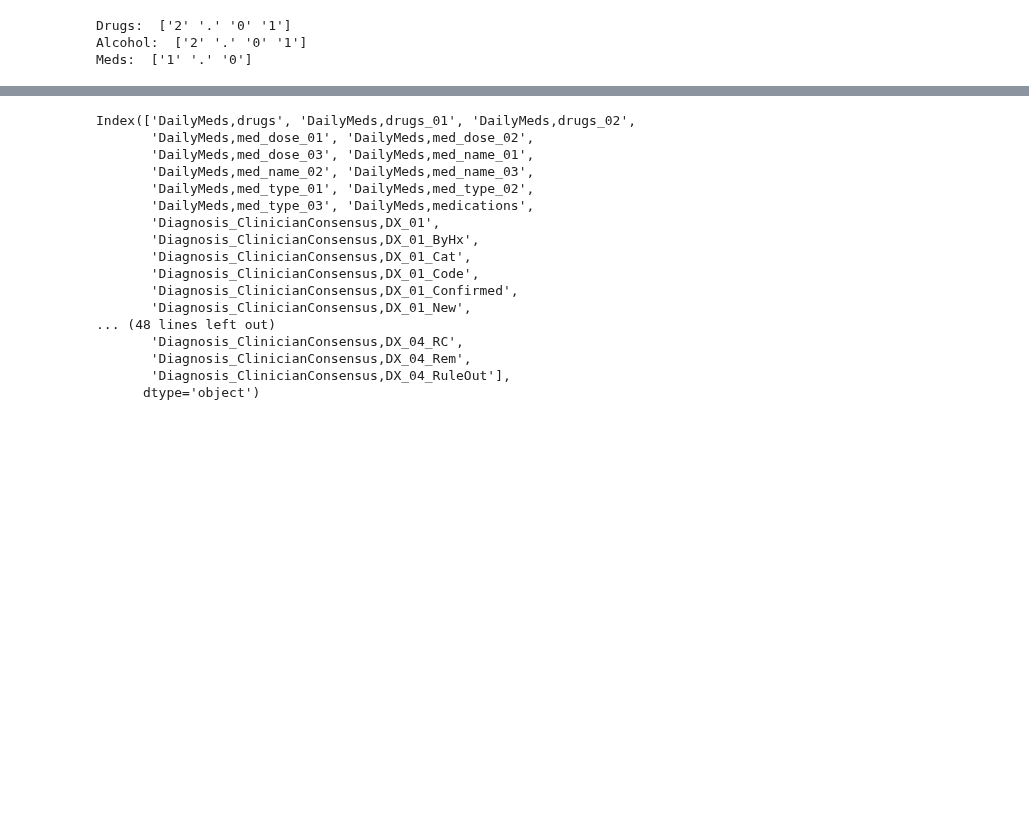
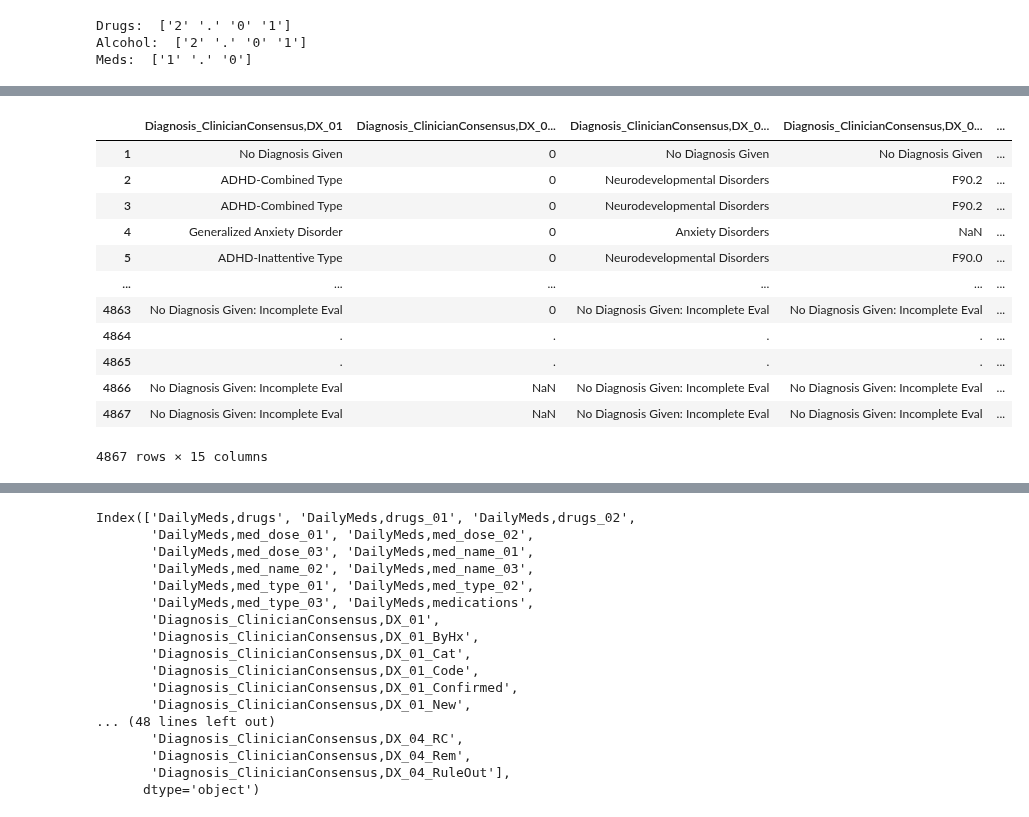
Before and after one commit to cristinarainich/Child-Mind-Institute-Project, a Jupyter notebook: Pheno_data_finalquery.ipynb, the cells around one changed output, grey strips where cells are left out. Drawn from its saved outputs; the diff is of its cells as text; code cells hidden in the pictures; blank space fills up the shorter version.

```diff
--- a/Pheno_data_finalquery.ipynb
+++ b/Pheno_data_finalquery.ipynb
@@ -309,15 +556,29 @@ data['Diagnosis_ClinicianConsensus,DX_10'] = data['Diagnosis_ClinicianConsensus,
 # %%
-'Diagnosis_ClinicianConsensus,DX_01_ByHx',
+data[['Diagnosis_ClinicianConsensus,DX_01', 'Diagnosis_ClinicianConsensus,DX_01_ByHx',
        'Diagnosis_ClinicianConsensus,DX_01_Cat',
        'Diagnosis_ClinicianConsensus,DX_01_Code',
        'Diagnosis_ClinicianConsensus,DX_01_Confirmed',
        'Diagnosis_ClinicianConsensus,DX_01_New',
        'Diagnosis_ClinicianConsensus,DX_01_PRem',
        'Diagnosis_ClinicianConsensus,DX_01_Past_Doc',
        'Diagnosis_ClinicianConsensus,DX_01_Presum',
        'Diagnosis_ClinicianConsensus,DX_01_RC',
        'Diagnosis_ClinicianConsensus,DX_01_Rem',
        'Diagnosis_ClinicianConsensus,DX_01_RuleOut',
        'Diagnosis_ClinicianConsensus,DX_01_Spec',
        'Diagnosis_ClinicianConsensus,DX_01_Sub',
-       'Diagnosis_ClinicianConsensus,DX_01_Time',
+       'Diagnosis_ClinicianConsensus,DX_01_Time']]
+# %% [output]
+|  | Diagnosis_ClinicianConsensus,DX_01 | Diagnosis_ClinicianConsensus,DX_0... | Diagnosis_ClinicianConsensus,DX_0... | Diagnosis_ClinicianConsensus,DX_0... | ... |
+| 1 | No Diagnosis Given | 0 | No Diagnosis Given | No Diagnosis Given | ... |
+| 2 | ADHD-Combined Type | 0 | Neurodevelopmental Disorders | F90.2 | ... |
+| 3 | ADHD-Combined Type | 0 | Neurodevelopmental Disorders | F90.2 | ... |
+| 4 | Generalized Anxiety Disorder | 0 | Anxiety Disorders | NaN | ... |
+| 5 | ADHD-Inattentive Type | 0 | Neurodevelopmental Disorders | F90.0 | ... |
+| ... | ... | ... | ... | ... | ... |
+| 4863 | No Diagnosis Given: Incomplete Eval | 0 | No Diagnosis Given: Incomplete Eval | No Diagnosis Given: Incomplete Eval | ... |
+| 4864 | . | . | . | . | ... |
+| 4865 | . | . | . | . | ... |
+| 4866 | No Diagnosis Given: Incomplete Eval | NaN | No Diagnosis Given: Incomplete Eval | No Diagnosis Given: Incomplete Eval | ... |
+| 4867 | No Diagnosis Given: Incomplete Eval | NaN | No Diagnosis Given: Incomplete Eval | No Diagnosis Given: Incomplete Eval | ... |
+4867 rows × 15 columns
```
Also changed, not shown: parts of 14 cells of this notebook.
